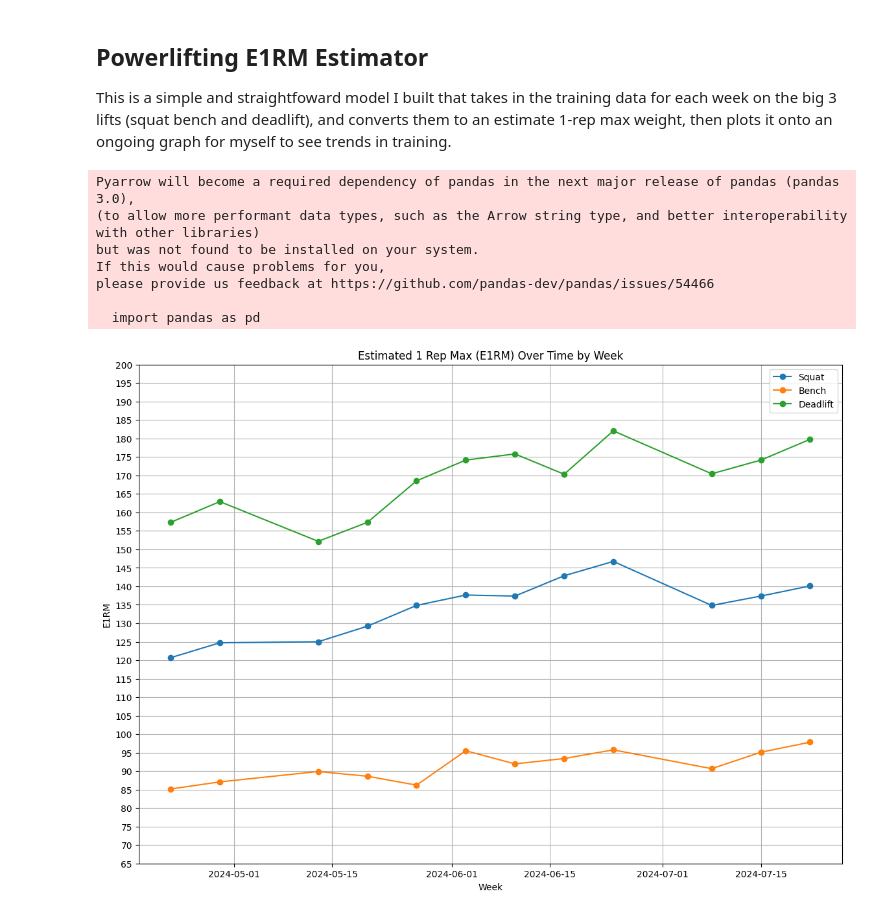
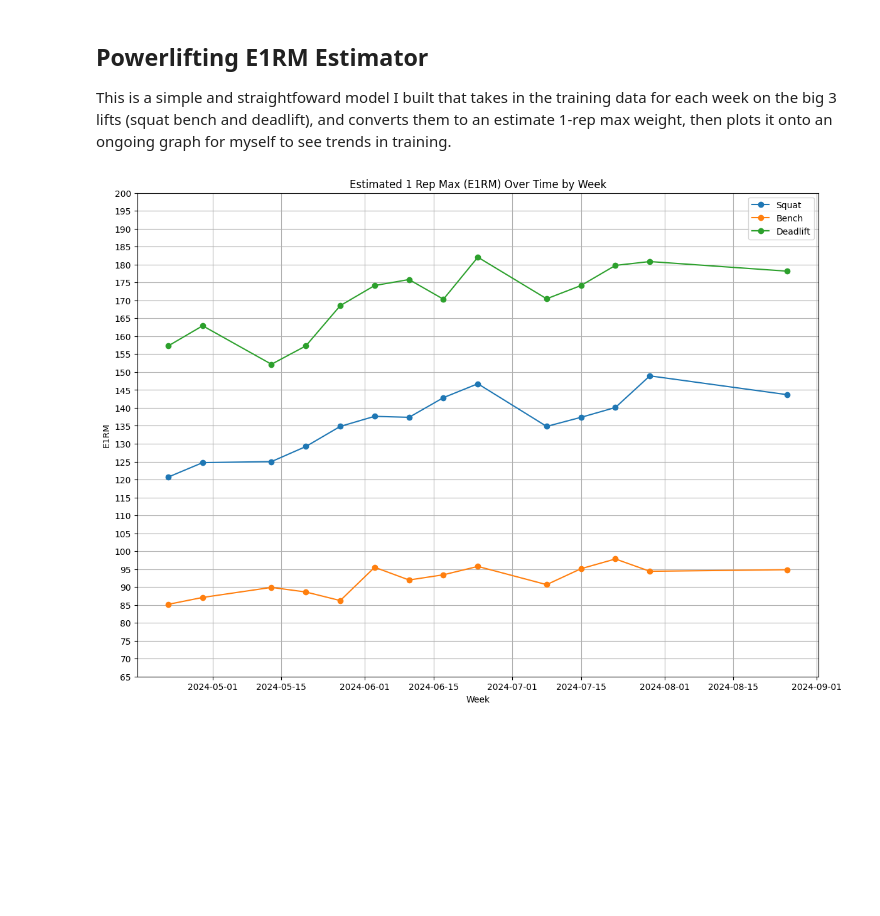
Before and after one commit to maxz101524/EQUOTA, a Jupyter notebook: E1RMpredictor.ipynb, the cells around one changed output. Saved outputs shown, nothing was run; the diff lists cells and outputs as text; code cells hidden in the pictures; blank space fills up the shorter version.

```diff
--- a/E1RMpredictor.ipynb
+++ b/E1RMpredictor.ipynb
@@ -60,38 +60,33 @@ def plot_e1rm():
     plt.figure(figsize=(14, 10))
 
     plt.plot(df['week'], df['squat_e1rm'], marker='o', label='Squat')
     plt.plot(df['week'], df['bench_e1rm'], marker='o', label='Bench')
     plt.plot(df['week'], df['deadlift_e1rm'], marker='o', label='Deadlift')
     y_min = int(min(df[['squat_e1rm', 'bench_e1rm', 'deadlift_e1rm']].min()) - 20)
     y_max = int(max(df[['squat_e1rm', 'bench_e1rm', 'deadlift_e1rm']].max()) + 20)
     plt.yticks(np.arange(y_min, y_max, 5))
     plt.title('Estimated 1 Rep Max (E1RM) Over Time by Week')
     plt.xlabel('Week')
     plt.ylabel('E1RM')
     plt.legend()
     plt.grid(True)
     plt.show()
 
 add_weekly_data("2024-04-22", 105, 1, 6, 77.5, 1, 7.5, 140, 1, 7)
 add_weekly_data("2024-04-29", 111, 1, 7, 77.5, 1, 7, 145, 1, 7)
 add_weekly_data("2024-05-13", 115, 1, 8, 80, 1, 7, 140, 1, 8)
 add_weekly_data("2024-05-20", 115, 1, 7, 70, 4, 6, 140, 1, 7)
 add_weekly_data("2024-05-27", 120, 1, 7, 75, 1, 6, 150, 1, 7)
 add_weekly_data("2024-06-03", 122.5, 1, 7, 85, 1, 7, 155, 1, 7)
 add_weekly_data("2024-06-10", 125, 1, 7.5, 80, 1, 6, 160, 1, 7.5)
 add_weekly_data("2024-06-17", 130, 1, 7.5, 85, 1, 7.5, 155, 1, 7.5)
 add_weekly_data("2024-06-24", 135, 1, 8, 90, 1, 8.5, 167.5, 1, 8)
 add_weekly_data("2024-07-8", 120, 1, 7, 82.5, 1, 7.5, 150, 1, 6.5)
 add_weekly_data("2024-07-15", 125, 1, 7.5, 87.5, 1, 8, 155, 1, 7)
 add_weekly_data("2024-07-22", 127.5, 1, 7.5, 90, 1, 8, 160, 1, 7)
+add_weekly_data("2024-07-29", 140, 1, 8.5, 92.5, 1, 9.5, 170, 1, 8.5)
+add_weekly_data("2024-08-26", 125, 1, 6, 82.5, 1, 6, 155, 1, 6)
 
 plot_e1rm()
 # %% [output]
-Pyarrow will become a required dependency of pandas in the next major release of pandas (pandas 3.0),
-(to allow more performant data types, such as the Arrow string type, and better interoperability with other libraries)
-but was not found to be installed on your system.
-If this would cause problems for you,
-please provide us feedback at https://github.com/pandas-dev/pandas/issues/54466
-
-  import pandas as pd
-[figure, old version]
+[figure, new version]
```
